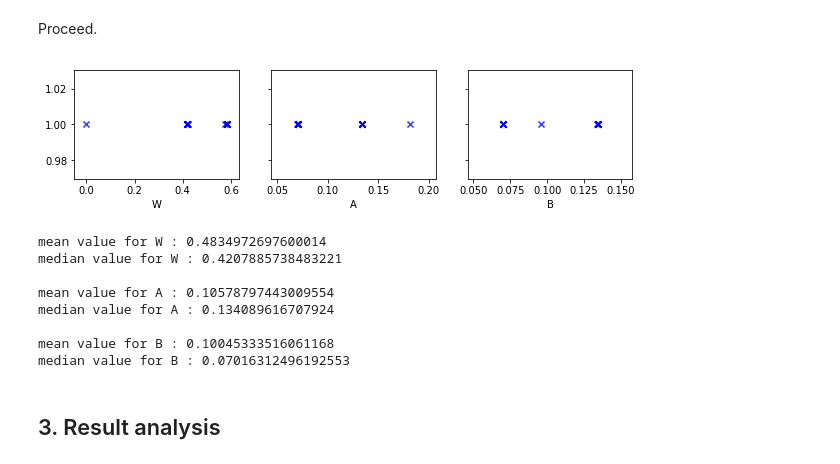
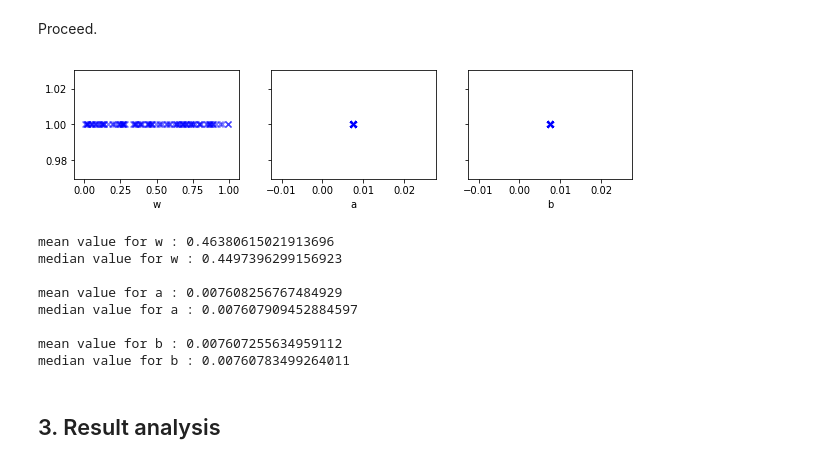
Before and after one commit to yokaiAG/Stage2019, a Jupyter notebook: Code/Newman_sampleTest.ipynb, the cells around one changed output. Drawn from its saved outputs; the diff is of its cells as text; code cells hidden in the pictures.

```diff
--- a/Code/Newman_sampleTest.ipynb
+++ b/Code/Newman_sampleTest.ipynb
@@ -64,8 +64,3 @@ for line in open(trace_path):
                 E[uid, rtu] += 1
 # %% [markdown]
 Reduce the scale of N and E to avoid floats problems.
-# %%
-scaling_factor = min(E.values())
-for e in N:
-    N[e] /= scaling_factor
-    E[e] /= scaling_factor
@@ -91,0 +67,18 @@ E
+# %%
+def scaling(x, I1, I2):
+    # scales x from interval I1=[A,B] to I2=[a,b]
+    A, B = I1[0], I1[1]
+    a, b = I2[0], I2[1]
+    return ((b-a)*x + a*B - A*b) / (B-A)
+
+I1 = (min(E.values()), max(N.values()))
+I2 = (0,1)
+for e in N:
+    N[e] = scaling(N[e], I1, I2)
+    E[e] = scaling(E[e], I1, I2)
+
+# # old scaling
+# scaling_factor = min(E.values())
+# for e in N:
+#     N[e] /= scaling_factor
+#     E[e] /= scaling_factor
@@ -100,7 +97,7 @@ max_iter = 1000
 Proceed.
 # %%
 # at each repetition we save the values of w, a and b
-results = {'W':list(), 'A':list(), 'B':list()}
+results = {'w':list(), 'a':list(), 'b':list()}
 
 for k in range(repetitions):
 
@@ -138,46 +135,46 @@ for k in range(repetitions):
             # break if no sufficient evolution
             if np.all(np.abs([a-old_a, b-old_b, w-old_w]) < 0.001):
                 break
 
         # add results to results dict
-        results['W'].append(w)
-        results['A'].append(a)
-        results['B'].append(b)
+        results['w'].append(w)
+        results['a'].append(a)
+        results['b'].append(b)
 
     except:
         continue
 
 
 # plot the results and compute mean,med
 mean = dict()
 med = dict()
 plt.rcParams["figure.figsize"] = [10,2]
 fig, ax = plt.subplots(1, 3, sharey=True)
 for i,(key,values) in enumerate(results.items()):
     values = sorted(values)
     mean[key] = np.mean(values)
     med[key] = np.median(values)
-    ax[i].scatter(values, [1]*len(values), marker='x', alpha=.5, color='blue', label=key)
+    ax[i].scatter(values, [1]*len(values), marker='x', alpha=.5, linewidths=.01, color='blue', label=key)
     ax[i].set_xlabel(key)
 
 plt.show()
 plt.close()
 
 # print most probable
 for key in results:
     print("mean value for {} : {}".format(key, mean[key]))
     print("median value for {} : {}".format(key, med[key]))
     print()
 # %% [output]
-[figure, old version]
+[figure, new version]
-mean value for W : 0.4834972697600014
-median value for W : 0.4207885738483221
+mean value for w : 0.46380615021913696
+median value for w : 0.4497396299156923
 
-mean value for A : 0.10578797443009554
-median value for A : 0.134089616707924
+mean value for a : 0.007608256767484929
+median value for a : 0.007607909452884597
 
-mean value for B : 0.10045333516061168
-median value for B : 0.07016312496192553
+mean value for b : 0.007607255634959112
+median value for b : 0.00760783499264011
 # %% [markdown]
 ## 3. Result analysis
 # %% [markdown]
```
Also changed, not shown: parts of 11 cells of this notebook, 2 other files.
